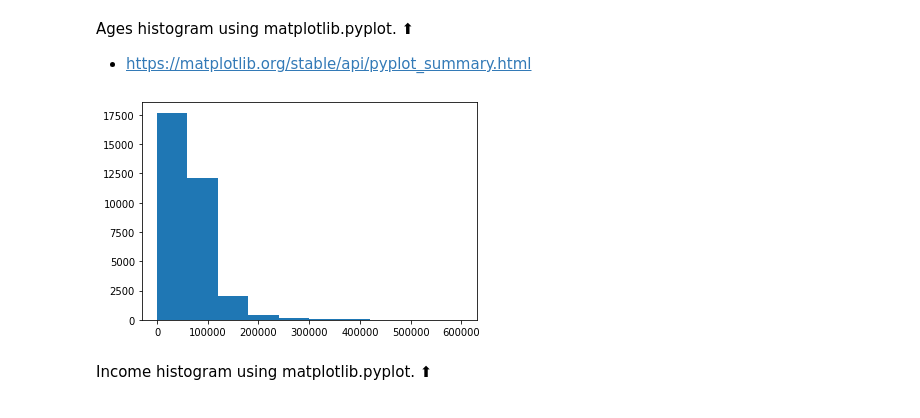
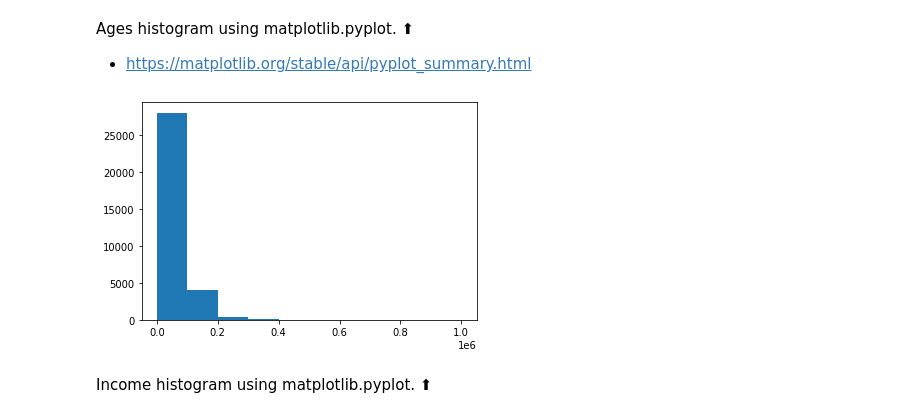
Before and after one commit to LucianaKimura/DataScience, a Jupyter notebook: Credito.ipynb, the cells around one changed output. Drawn from its saved outputs; the diff is of its cells as text; code cells hidden in the pictures.

```diff
--- a/Credito.ipynb
+++ b/Credito.ipynb
@@ -97,9 +97,9 @@ plt.hist(x=db_credit['person_age']);
 Ages histogram using matplotlib.pyplot. ⬆
 - https://matplotlib.org/stable/api/pyplot_summary.html
 # %%
-plt.hist(x=db_credit['person_income'], range=(0,600000));
+plt.hist(x=db_credit['person_income'], range=(0,1000000));
 # %% [output]
-[figure, old version]
+[figure, new version]
 # %% [markdown]
 Income histogram using matplotlib.pyplot. ⬆
 # %%
```
Also changed, not shown: parts of 10 cells of this notebook.
